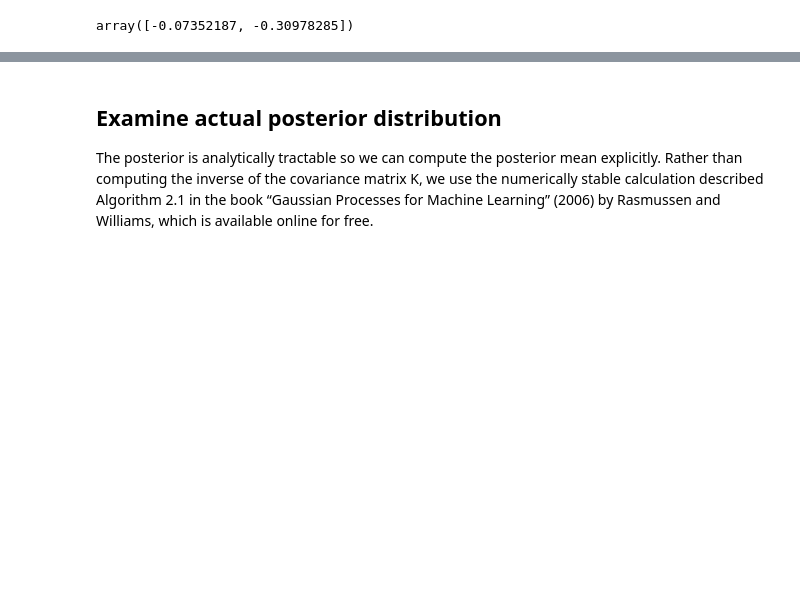
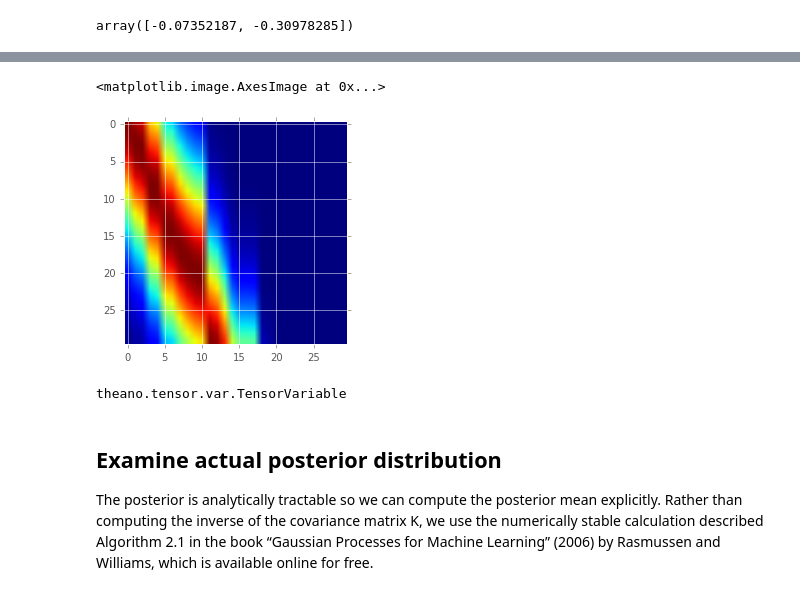
Before and after one commit to molgor/spystats, a Jupyter notebook: notebooks/Sandboxes/MCMC/GaussianProcess inference in PyMC3.ipynb, the cells around one changed output, grey strips where cells are left out. Cells and saved outputs as stored; diff of their text form; code cells hidden in the pictures; blank space fills up the shorter version.

```diff
--- a/notebooks/Sandboxes/MCMC/GaussianProcess inference in PyMC3.ipynb
+++ b/notebooks/Sandboxes/MCMC/GaussianProcess inference in PyMC3.ipynb
@@ -96,3 +130,12 @@ f = np.random.multivariate_normal(mean=np.zeros(n), cov=K_noise.eval())
+# %%
+plt.imshow(K_s.eval()[:30,:30].T)
+# %% [output]
+<matplotlib.image.AxesImage at 0x...>
+[figure, added]
+# %%
+type(K_s)
+# %% [output]
+theano.tensor.var.TensorVariable
 # %% [markdown]
 ## Examine actual posterior distribution
 
```
Also changed, not shown: parts of 11 cells of this notebook, 1 other file.
